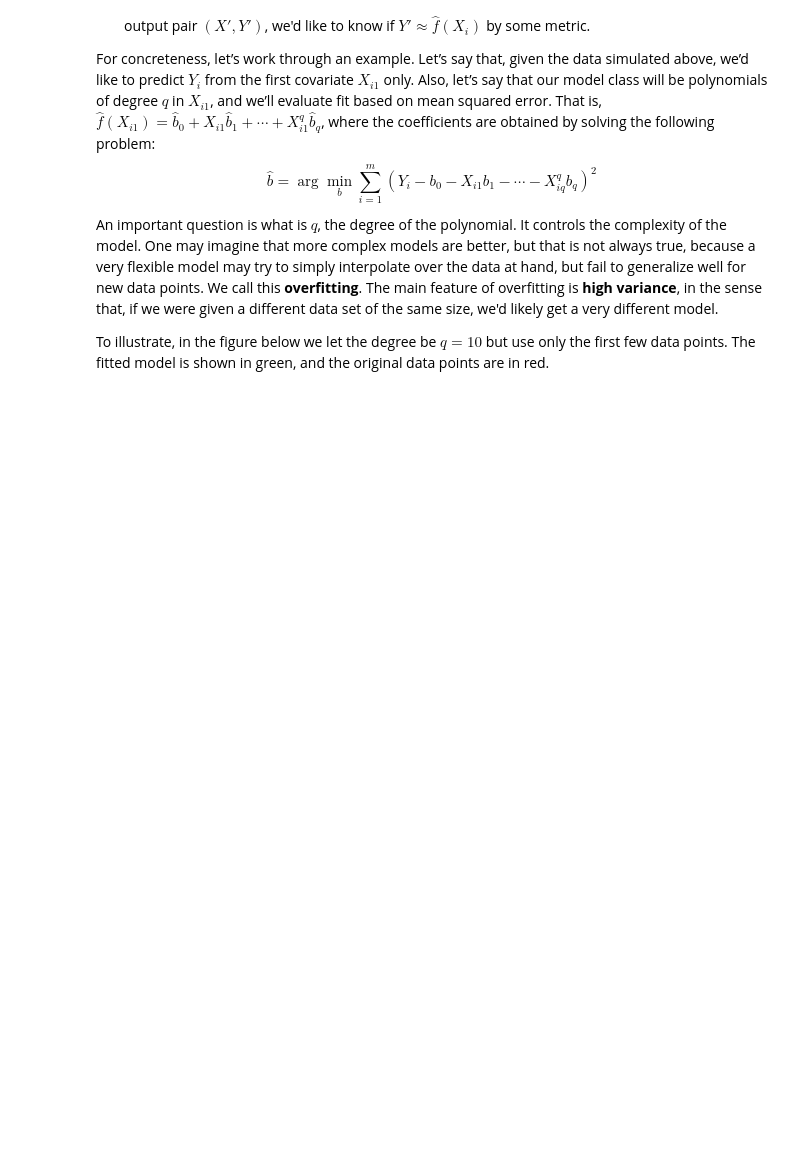
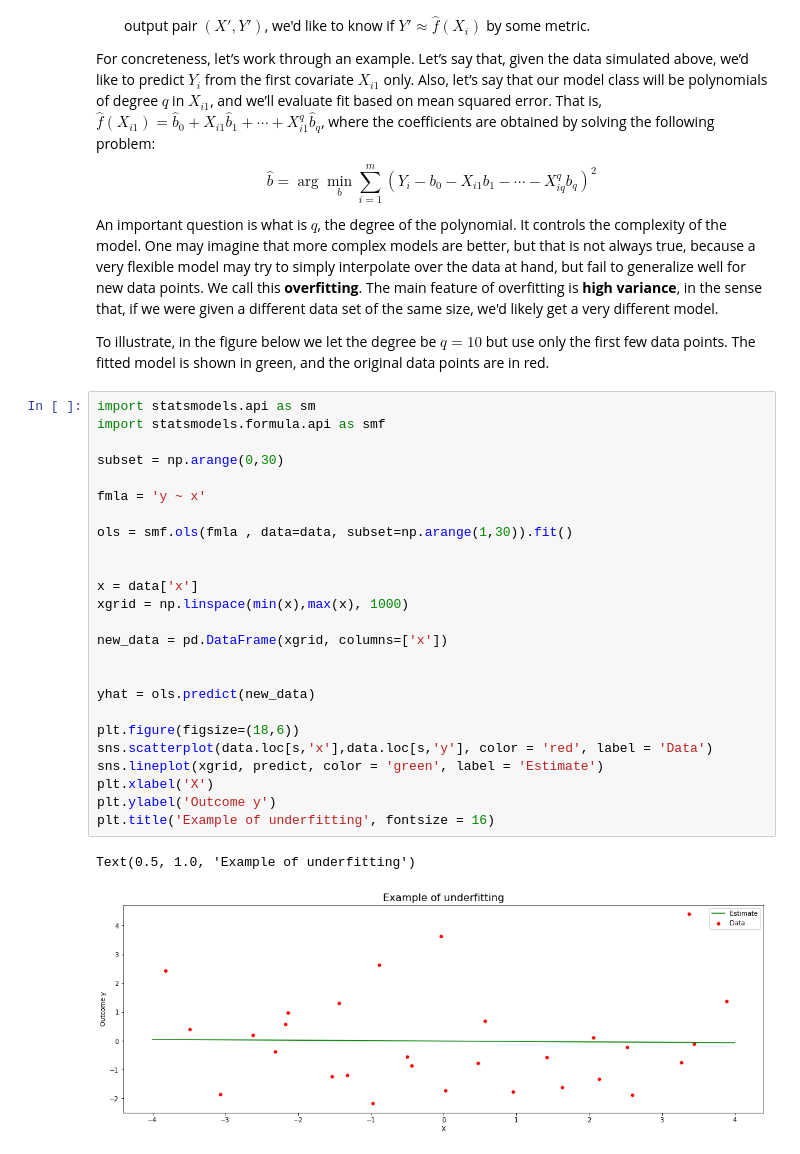
Before and after one commit to alexanderquispe/ml_book, a Jupyter notebook: Untitled-1.ipynb, the cells around one changed output. Saved outputs shown, nothing was run; the diff lists cells and outputs as text; blank space fills up the shorter version.

```diff
--- a/Untitled-1.ipynb
+++ b/Untitled-1.ipynb
@@ -110,3 +72,31 @@ For concreteness, let’s work through an example. Let’s say that, given the d
 An important question is what is $q$, the degree of the polynomial. It controls the complexity of the model. One may imagine that more complex models are better, but that is not always true, because a very flexible model may try to simply interpolate over the data at hand, but fail to generalize well for new data points. We call this **overfitting**. The main feature of overfitting is **high variance**, in the sense that, if we were given a different data set of the same size, we'd likely get a very different model.
 
 To illustrate, in the figure below we let the degree be  $q=10$ but use only the first few data points. The fitted model is shown in green, and the original data points are in red.
+# %%
+import statsmodels.api as sm
+import statsmodels.formula.api as smf
+
+subset = np.arange(0,30)
+
+fmla = 'y ~ x'
+
+ols = smf.ols(fmla , data=data, subset=np.arange(1,30)).fit()
+
+
+x = data['x']
+xgrid = np.linspace(min(x),max(x), 1000)
+
+new_data = pd.DataFrame(xgrid, columns=['x'])
+
+
+yhat = ols.predict(new_data)
+
+plt.figure(figsize=(18,6))
+sns.scatterplot(data.loc[s,'x'],data.loc[s,'y'], color = 'red', label = 'Data')
+sns.lineplot(xgrid, predict, color = 'green', label = 'Estimate')
+plt.xlabel('X')
+plt.ylabel('Outcome y')
+plt.title('Example of underfitting', fontsize = 16)
+# %% [output]
+Text(0.5, 1.0, 'Example of underfitting')
+[figure, added]
```
Also changed, not shown: parts of 41 cells of this notebook.
